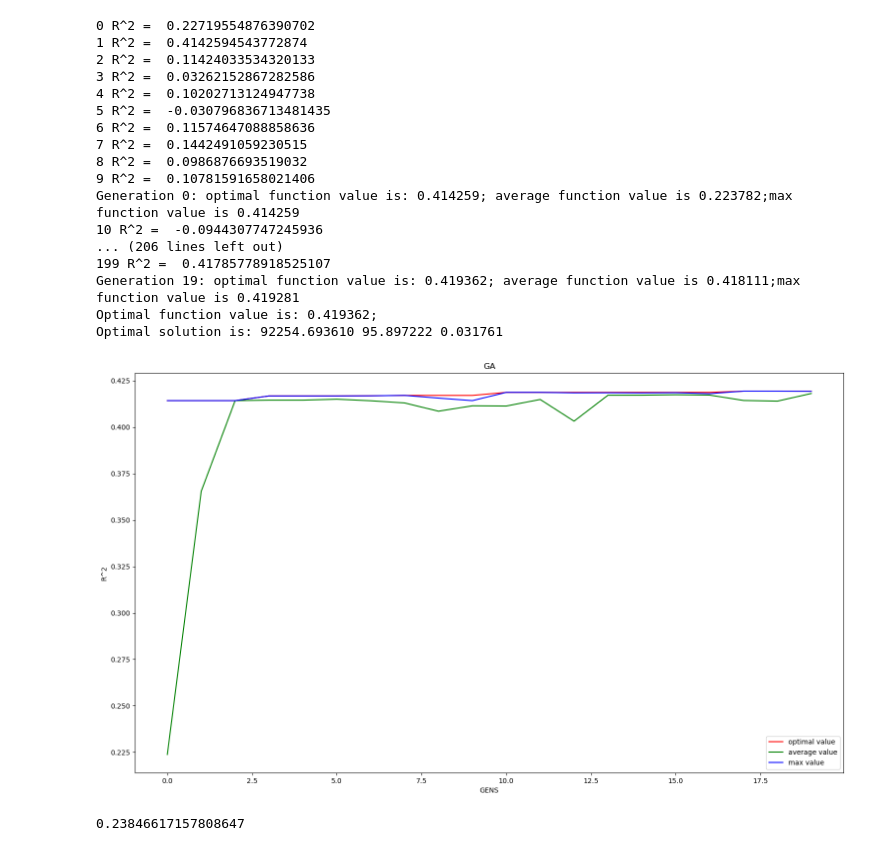
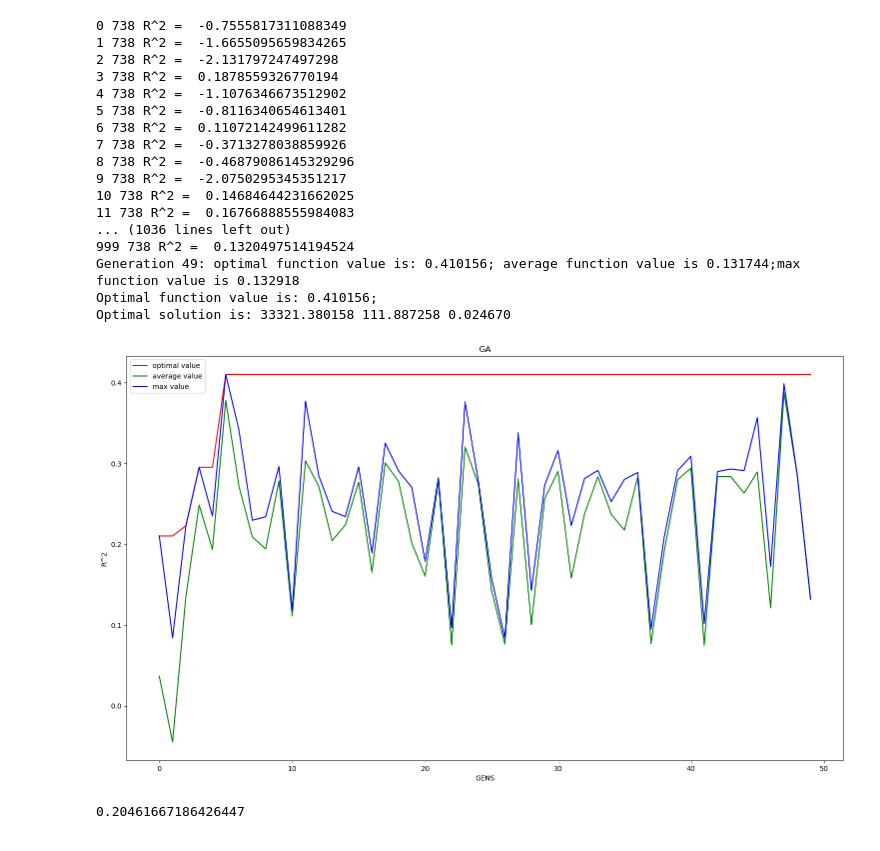
Before and after one commit to Pluto-Nemo/GTCNNWR_Learning, a Jupyter notebook: SVM/SVR.ipynb, the cells around one changed output. Drawn from its saved outputs; the diff is of its cells as text; code cells hidden in the pictures.

```diff
--- a/SVM/SVR.ipynb
+++ b/SVM/SVR.ipynb
@@ -36,10 +36,10 @@ test_index = np.delete(np.arange(data_positive.shape[0]), train_index)
 train = data_positive.iloc[train_index]
 test = data_positive.iloc[test_index]
 
-x_train = train[['水深','溶解氧','盐度','叶绿素a']].to_numpy()
+x_train = train[['水深','溶解氧','盐度']].to_numpy()
 y_train = np.array(train['富营养化指数'])
 
-x_test = test[['水深','溶解氧','盐度','叶绿素a']].to_numpy()
+x_test = test[['水深','溶解氧','盐度']].to_numpy()
 y_test = np.array(test['富营养化指数'])
 
 # #归一化
@@ -70,7 +70,6 @@ y_test = np.array(test['富营养化指数'])
 k = 0
 #train_random = random.sample(train_stand.tolist(),int(train.shape[0]/5))
 #train_random = random.sample(train[['水深','溶解氧','盐度','富营养化指数']].to_numpy().tolist(),int(train.shape[0]/5))
-train_random
 
 #设置适应度，这里设置为R2
 def msefunc(predictval,realval):
@@ -83,20 +82,20 @@ def SVMResult(var):
     global k
     global train_random
     #全集指导
-    train_random = train[['水深','溶解氧','盐度','叶绿素a','富营养化指数']].to_numpy().tolist()
+    # train_random = train[['水深','溶解氧','盐度','富营养化指数']].to_numpy().tolist()
     #每一代只使用训练数据的一个子集来指导进化，并（随机）每一代都改变这个子集
-    # if(k % 20 == 0):
+    if(k % 20 == 0):
     #     #train_random = random.sample(train_stand.tolist(),int(train.shape[0]/5))
-    #     train_random = random.sample(train[['水深','溶解氧','盐度','叶绿素a','富营养化指数']].to_numpy().tolist(),int(train.shape[0]/5))
+        train_random = random.sample(train[['水深','溶解氧','盐度','富营养化指数']].to_numpy().tolist(),int(train.shape[0]/5))
     #子集与全集交叉指导
-    # if (k % 30 == 0 & k!=0):
-    #     train_random = train_stand
+    # if (k % 60 == 0 and k > 0):
+    #     train_random = train[['水深','溶解氧','盐度','富营养化指数']].to_numpy().tolist()
     #print(k,train_random[0][0])
-    print(k,end=' ')
+    print(k,len(train_random),end=' ')
     k = k + 1
     x = list()
     for i in range(0,len(train_random)):
-        x.append(train_random[i][0:4])
+        x.append(train_random[i][0:3])
     y = list()
     for i in range(0,len(train_random)):
         y.append(train_random[i][-1])
@@ -306,29 +305,30 @@ class GeneticAlgorithm:
         plt.legend()
         plt.show()
 # %%
+k=0
 if __name__ == "__main__":
    bound = np.array([[0,0,0],[100000,150,1]]) #C、epsilon、gamma
-   ga = GeneticAlgorithm(10, 3, bound, 20, [0.9, 0.1, 0.5]) # popsize, 变量维数, 参数边界, 遗传代数, [交叉率、突变率、α]
+   ga = GeneticAlgorithm(20, 3, bound, 50, [0.9, 0.1, 0.5]) # popsize, 变量维数, 参数边界, 遗传代数, [交叉率、突变率、α]
    ga.solve()
 # %% [output]
-0 R^2 =  0.22719554876390702
-1 R^2 =  0.4142594543772874
-2 R^2 =  0.11424033534320133
-3 R^2 =  0.03262152867282586
-4 R^2 =  0.10202713124947738
-5 R^2 =  -0.030796836713481435
-6 R^2 =  0.11574647088858636
-7 R^2 =  0.1442491059230515
-8 R^2 =  0.0986876693519032
-9 R^2 =  0.10781591658021406
-Generation 0: optimal function value is: 0.414259; average function value is 0.223782;max function value is 0.414259
-10 R^2 =  -0.0944307747245936
-... (206 lines left out)
-199 R^2 =  0.41785778918525107
-Generation 19: optimal function value is: 0.419362; average function value is 0.418111;max function value is 0.419281
-Optimal function value is: 0.419362;
-Optimal solution is: 92254.693610 95.897222 0.031761
+0 738 R^2 =  -0.7555817311088349
+1 738 R^2 =  -1.6655095659834265
+2 738 R^2 =  -2.131797247497298
+3 738 R^2 =  0.1878559326770194
+4 738 R^2 =  -1.1076346673512902
+5 738 R^2 =  -0.8116340654613401
+6 738 R^2 =  0.11072142499611282
+7 738 R^2 =  -0.3713278038859926
+8 738 R^2 =  -0.46879086145329296
+9 738 R^2 =  -2.0750295345351217
+10 738 R^2 =  0.14684644231662025
+11 738 R^2 =  0.16766888555984083
+... (1036 lines left out)
+999 738 R^2 =  0.1320497514194524
+Generation 49: optimal function value is: 0.410156; average function value is 0.131744;max function value is 0.132918
+Optimal function value is: 0.410156;
+Optimal solution is: 33321.380158 111.887258 0.024670
-[figure, old version]
+[figure, new version]
 # %%
 # R方转换为指数函数，消除适应度负值
 # Optimal function value is: 0.134805;
@@ -348,15 +354,15 @@ Optimal solution is: 92254.693610 95.897222 0.031761
 svr = SVR(
     kernel ='rbf',
     tol = 0.001,
-    C = 92254.693610,
-    epsilon = 95.897222,
-    gamma =  0.031761,
+    C = 33321.380158,
+    epsilon = 111.887258,
+    gamma =  0.024670
 )
 svr.fit(x_train,y_train)
 y_pred = svr.predict(x_train)
 print(r2_score(y_train,y_pred))
 # %% [output]
-0.23846617157808647
+0.20461667186426447
 # %%
 #验证集
 svr.fit(x_train,y_train)
```
Also changed, not shown: parts of 3 cells of this notebook, 1 other file.
